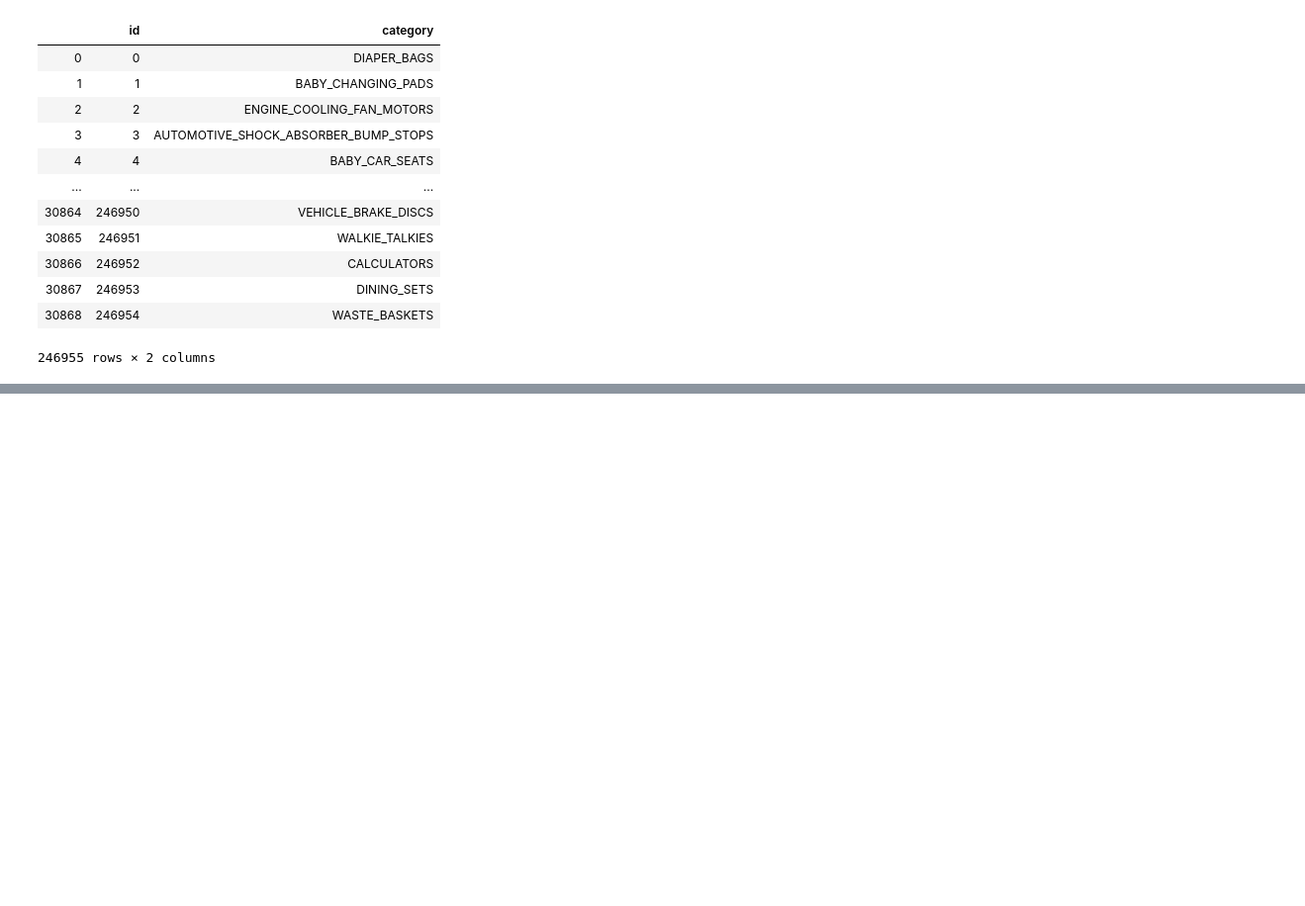
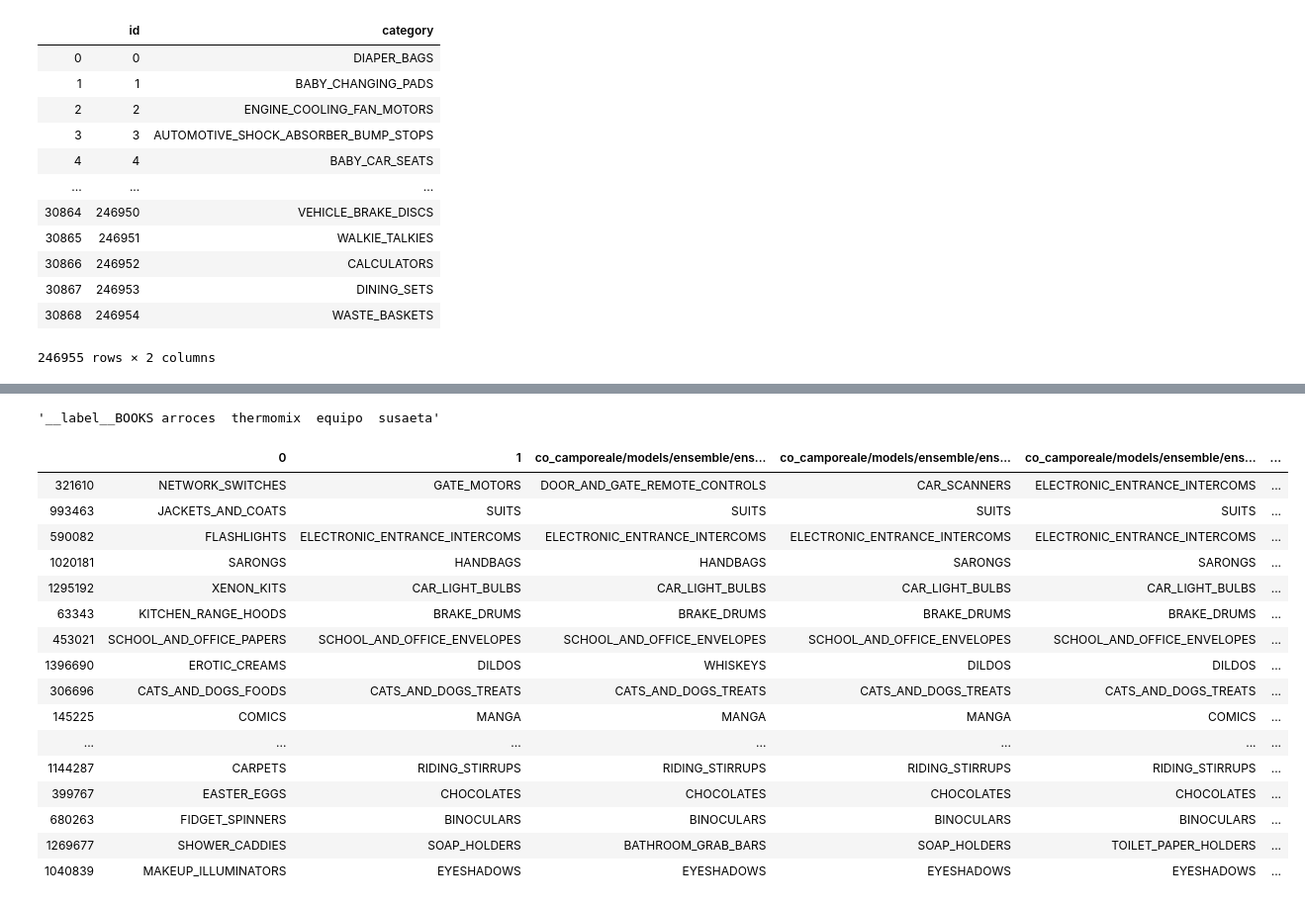
Before and after one commit to camporeale/ml_challenge, a Jupyter notebook: FastText.ipynb, the cells around one changed output, grey strips where cells are left out. Shown at 99% size. Saved outputs shown, nothing was run; the diff lists cells and outputs as text; code cells hidden in the pictures; blank space fills up the shorter version.

Commit message:
submission ensemble 9 - first stacked with fasttext

```diff
--- a/FastText.ipynb
+++ b/FastText.ipynb
@@ -802,0 +915,3 @@ test_df["language"].to_csv(projectconfig.normalized_language_files["mapping"]["t
+# %%
+val_data = pd.read_csv('../data/val_full_norm.csv',header=None,names=['title'])
+val_data['label'] = val_data['title'].apply(lambda x: x.split()[0][9:])
@@ -802,0 +950,3 @@ test_df["language"].to_csv(projectconfig.normalized_language_files["mapping"]["t
+# %%
+complete_df = pd.concat([pd.Series(val_data["label"].values),pd.Series(voted_results["category"].values),base_classifiers_results], axis=1)
+error_df = complete_df[complete_df[0]!= complete_df[1]]
@@ -802,0 +994,4 @@ test_df["language"].to_csv(projectconfig.normalized_language_files["mapping"]["t
+# %%
+val_data.iloc[8543,0]
+# %% [output]
+'__label__BOOKS arroces  thermomix  equipo  susaeta'
@@ -802,0 +1004,20 @@ test_df["language"].to_csv(projectconfig.normalized_language_files["mapping"]["t
+# %%
+error_df.sample(50)
+# %% [output]
+|  | 0 | 1 | co_camporeale/models/ensemble/ens... | co_camporeale/models/ensemble/ens... | co_camporeale/models/ensemble/ens... | ... |
+| 321610 | NETWORK_SWITCHES | GATE_MOTORS | DOOR_AND_GATE_REMOTE_CONTROLS | CAR_SCANNERS | ELECTRONIC_ENTRANCE_INTERCOMS | ... |
+| 993463 | JACKETS_AND_COATS | SUITS | SUITS | SUITS | SUITS | ... |
+| 590082 | FLASHLIGHTS | ELECTRONIC_ENTRANCE_INTERCOMS | ELECTRONIC_ENTRANCE_INTERCOMS | ELECTRONIC_ENTRANCE_INTERCOMS | ELECTRONIC_ENTRANCE_INTERCOMS | ... |
+| 1020181 | SARONGS | HANDBAGS | HANDBAGS | SARONGS | SARONGS | ... |
+| 1295192 | XENON_KITS | CAR_LIGHT_BULBS | CAR_LIGHT_BULBS | CAR_LIGHT_BULBS | CAR_LIGHT_BULBS | ... |
+| 63343 | KITCHEN_RANGE_HOODS | BRAKE_DRUMS | BRAKE_DRUMS | BRAKE_DRUMS | BRAKE_DRUMS | ... |
+| 453021 | SCHOOL_AND_OFFICE_PAPERS | SCHOOL_AND_OFFICE_ENVELOPES | SCHOOL_AND_OFFICE_ENVELOPES | SCHOOL_AND_OFFICE_ENVELOPES | SCHOOL_AND_OFFICE_ENVELOPES | ... |
+| 1396690 | EROTIC_CREAMS | DILDOS | WHISKEYS | DILDOS | DILDOS | ... |
+| 306696 | CATS_AND_DOGS_FOODS | CATS_AND_DOGS_TREATS | CATS_AND_DOGS_TREATS | CATS_AND_DOGS_TREATS | CATS_AND_DOGS_TREATS | ... |
+| 145225 | COMICS | MANGA | MANGA | MANGA | COMICS | ... |
+| ... | ... | ... | ... | ... | ... | ... |
+| 1144287 | CARPETS | RIDING_STIRRUPS | RIDING_STIRRUPS | RIDING_STIRRUPS | RIDING_STIRRUPS | ... |
+| 399767 | EASTER_EGGS | CHOCOLATES | CHOCOLATES | CHOCOLATES | CHOCOLATES | ... |
+| 680263 | FIDGET_SPINNERS | BINOCULARS | BINOCULARS | BINOCULARS | BINOCULARS | ... |
+| 1269677 | SHOWER_CADDIES | SOAP_HOLDERS | BATHROOM_GRAB_BARS | SOAP_HOLDERS | TOILET_PAPER_HOLDERS | ... |
+| 1040839 | MAKEUP_ILLUMINATORS | EYESHADOWS | EYESHADOWS | EYESHADOWS | EYESHADOWS | ... |
```
Also changed, not shown: parts of 31 cells of this notebook, 3 other files.
